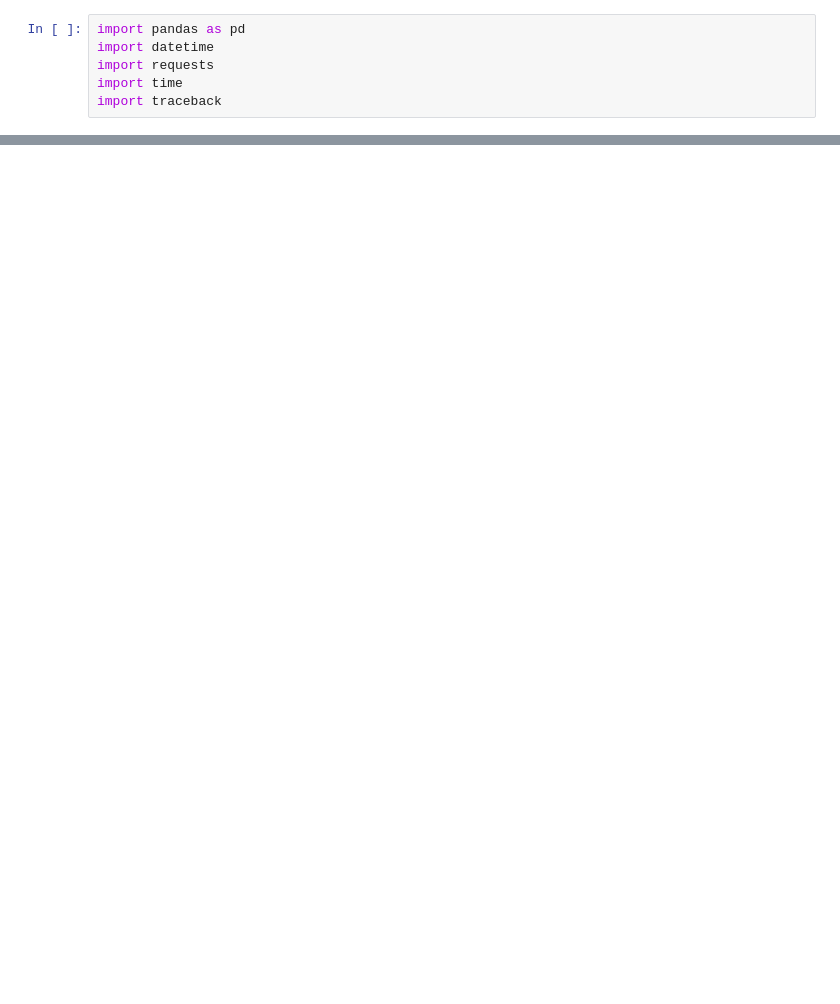
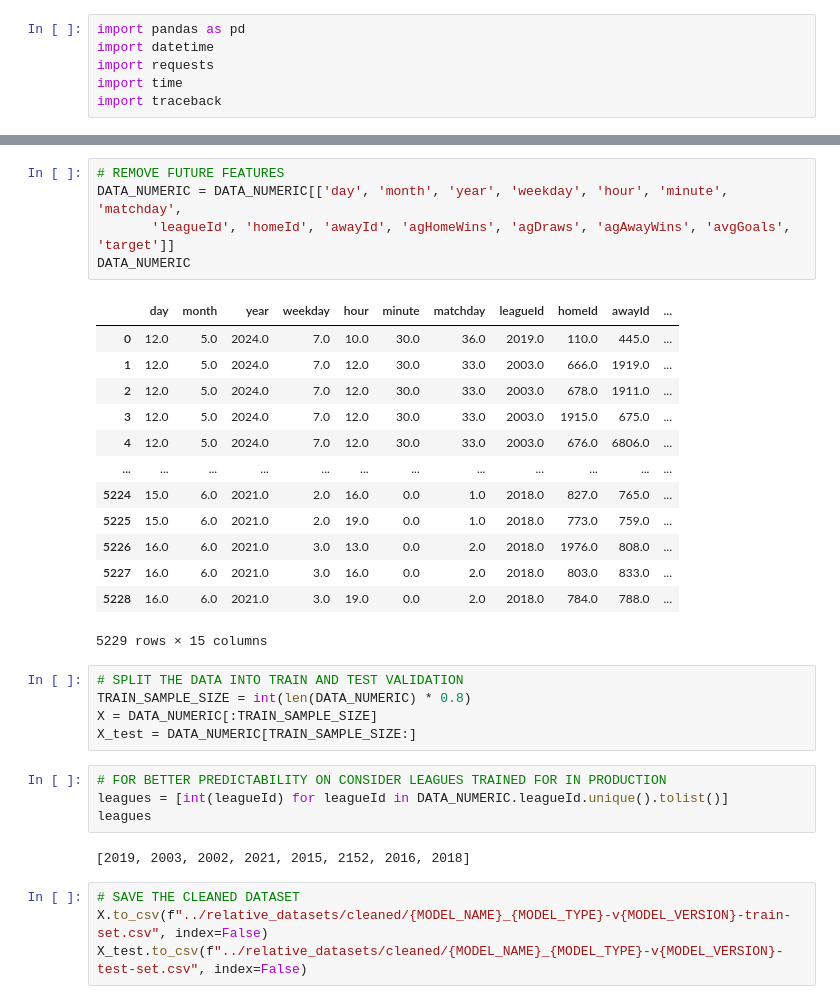
Before and after one commit to lebyanelm/neural-trained-models, a Jupyter notebook: ipynb/data_collection.ipynb, the cells around one changed output, grey strips where cells are left out. Saved outputs shown, nothing was run; the diff lists cells and outputs as text; blank space fills up the shorter version.

```diff
--- a/ipynb/data_collection.ipynb
+++ b/ipynb/data_collection.ipynb
@@ -212,0 +242,34 @@ print("Total requests made:", request_count)
+# %%
+# REMOVE FUTURE FEATURES
+DATA_NUMERIC = DATA_NUMERIC[['day', 'month', 'year', 'weekday', 'hour', 'minute', 'matchday',
+       'leagueId', 'homeId', 'awayId', 'agHomeWins', 'agDraws', 'agAwayWins', 'avgGoals', 'target']]
+DATA_NUMERIC
+# %% [output]
+|  | day | month | year | weekday | hour | minute | matchday | leagueId | homeId | awayId | ... |
+| 0 | 12.0 | 5.0 | 2024.0 | 7.0 | 10.0 | 30.0 | 36.0 | 2019.0 | 110.0 | 445.0 | ... |
+| 1 | 12.0 | 5.0 | 2024.0 | 7.0 | 12.0 | 30.0 | 33.0 | 2003.0 | 666.0 | 1919.0 | ... |
+| 2 | 12.0 | 5.0 | 2024.0 | 7.0 | 12.0 | 30.0 | 33.0 | 2003.0 | 678.0 | 1911.0 | ... |
+| 3 | 12.0 | 5.0 | 2024.0 | 7.0 | 12.0 | 30.0 | 33.0 | 2003.0 | 1915.0 | 675.0 | ... |
+| 4 | 12.0 | 5.0 | 2024.0 | 7.0 | 12.0 | 30.0 | 33.0 | 2003.0 | 676.0 | 6806.0 | ... |
+| ... | ... | ... | ... | ... | ... | ... | ... | ... | ... | ... | ... |
+| 5224 | 15.0 | 6.0 | 2021.0 | 2.0 | 16.0 | 0.0 | 1.0 | 2018.0 | 827.0 | 765.0 | ... |
+| 5225 | 15.0 | 6.0 | 2021.0 | 2.0 | 19.0 | 0.0 | 1.0 | 2018.0 | 773.0 | 759.0 | ... |
+| 5226 | 16.0 | 6.0 | 2021.0 | 3.0 | 13.0 | 0.0 | 2.0 | 2018.0 | 1976.0 | 808.0 | ... |
+| 5227 | 16.0 | 6.0 | 2021.0 | 3.0 | 16.0 | 0.0 | 2.0 | 2018.0 | 803.0 | 833.0 | ... |
+| 5228 | 16.0 | 6.0 | 2021.0 | 3.0 | 19.0 | 0.0 | 2.0 | 2018.0 | 784.0 | 788.0 | ... |
+5229 rows × 15 columns
+# %%
+# SPLIT THE DATA INTO TRAIN AND TEST VALIDATION
+TRAIN_SAMPLE_SIZE = int(len(DATA_NUMERIC) * 0.8)
+X = DATA_NUMERIC[:TRAIN_SAMPLE_SIZE]
+X_test = DATA_NUMERIC[TRAIN_SAMPLE_SIZE:]
+# %%
+# FOR BETTER PREDICTABILITY ON CONSIDER LEAGUES TRAINED FOR IN PRODUCTION
+leagues = [int(leagueId) for leagueId in DATA_NUMERIC.leagueId.unique().tolist()]
+leagues
+# %% [output]
+[2019, 2003, 2002, 2021, 2015, 2152, 2016, 2018]
+# %%
+# SAVE THE CLEANED DATASET
+X.to_csv(f"../relative_datasets/cleaned/{MODEL_NAME}_{MODEL_TYPE}-v{MODEL_VERSION}-train-set.csv", index=False)
+X_test.to_csv(f"../relative_datasets/cleaned/{MODEL_NAME}_{MODEL_TYPE}-v{MODEL_VERSION}-test-set.csv", index=False)
```
Also changed, not shown: parts of 8 cells of this notebook, 2 other files.
